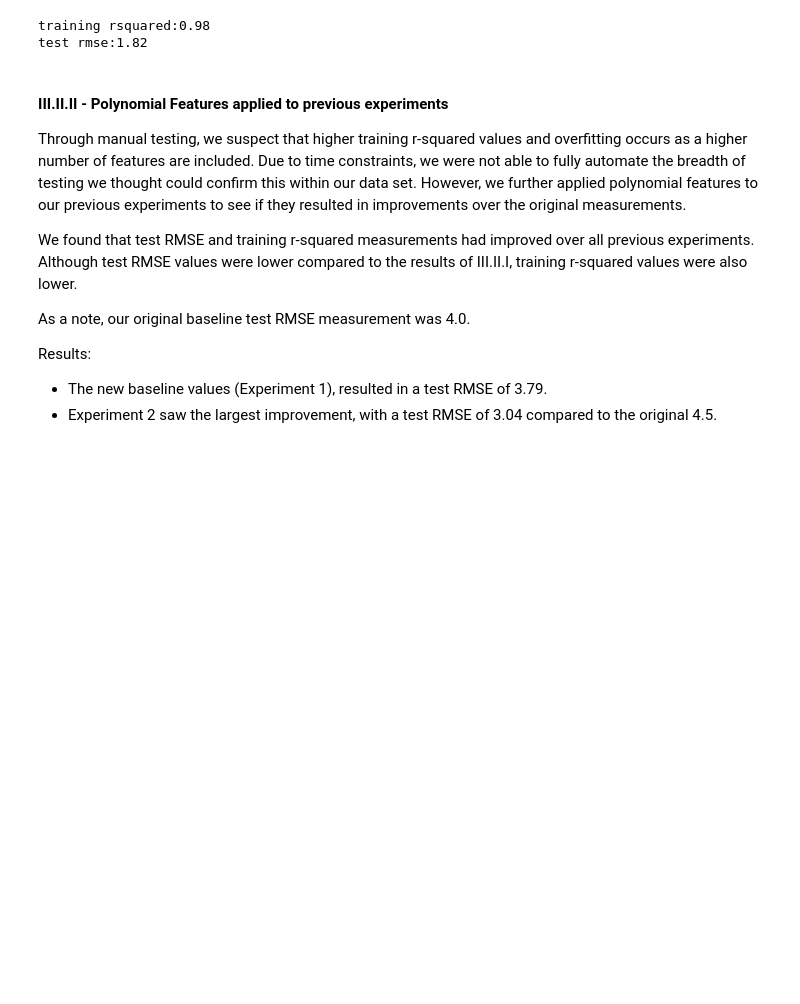
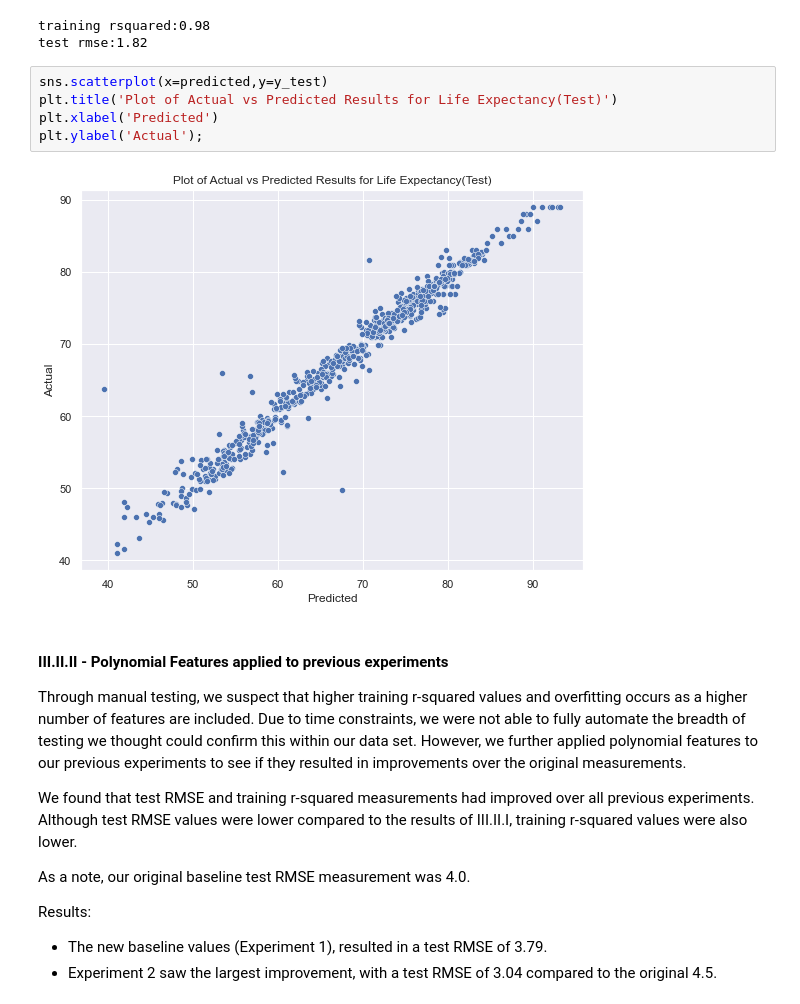
Before and after one commit to NStankovich/CST383-project-life-expectancy, a Jupyter notebook: CST383_ChiemRoweShumStankovich_Project_Draft.ipynb, the cells around one changed output. Cells and saved outputs as stored; diff of their text form; blank space fills up the shorter version.

```diff
--- a/CST383_ChiemRoweShumStankovich_Project_Draft.ipynb
+++ b/CST383_ChiemRoweShumStankovich_Project_Draft.ipynb
@@ -556,6 +556,13 @@ print(f'test rmse:{rmse:.2f}')
 # %% [output]
 training rsquared:0.98
 test rmse:1.82
+# %%
+sns.scatterplot(x=predicted,y=y_test)
+plt.title('Plot of Actual vs Predicted Results for Life Expectancy(Test)')
+plt.xlabel('Predicted')
+plt.ylabel('Actual');
+# %% [output]
+[figure, added]
 # %% [markdown]
 #### III.II.II - Polynomial Features applied to previous experiments
 Through manual testing, we suspect that higher training r-squared values and overfitting occurs as a higher number of features are included. Due to time constraints, we were not able to fully automate the breadth of testing we thought could confirm this within our data set. However, we further applied polynomial features to our previous experiments to see if they resulted in improvements over the original measurements.
```
